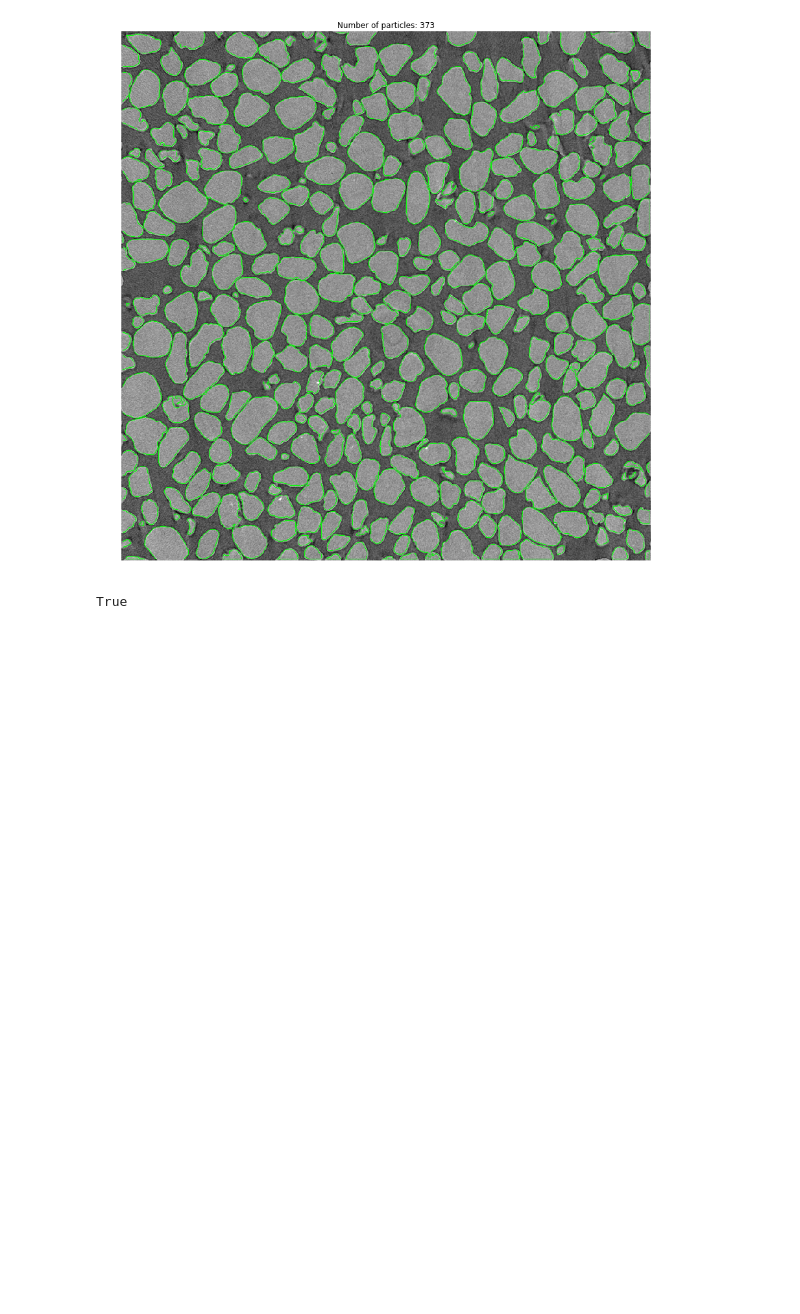
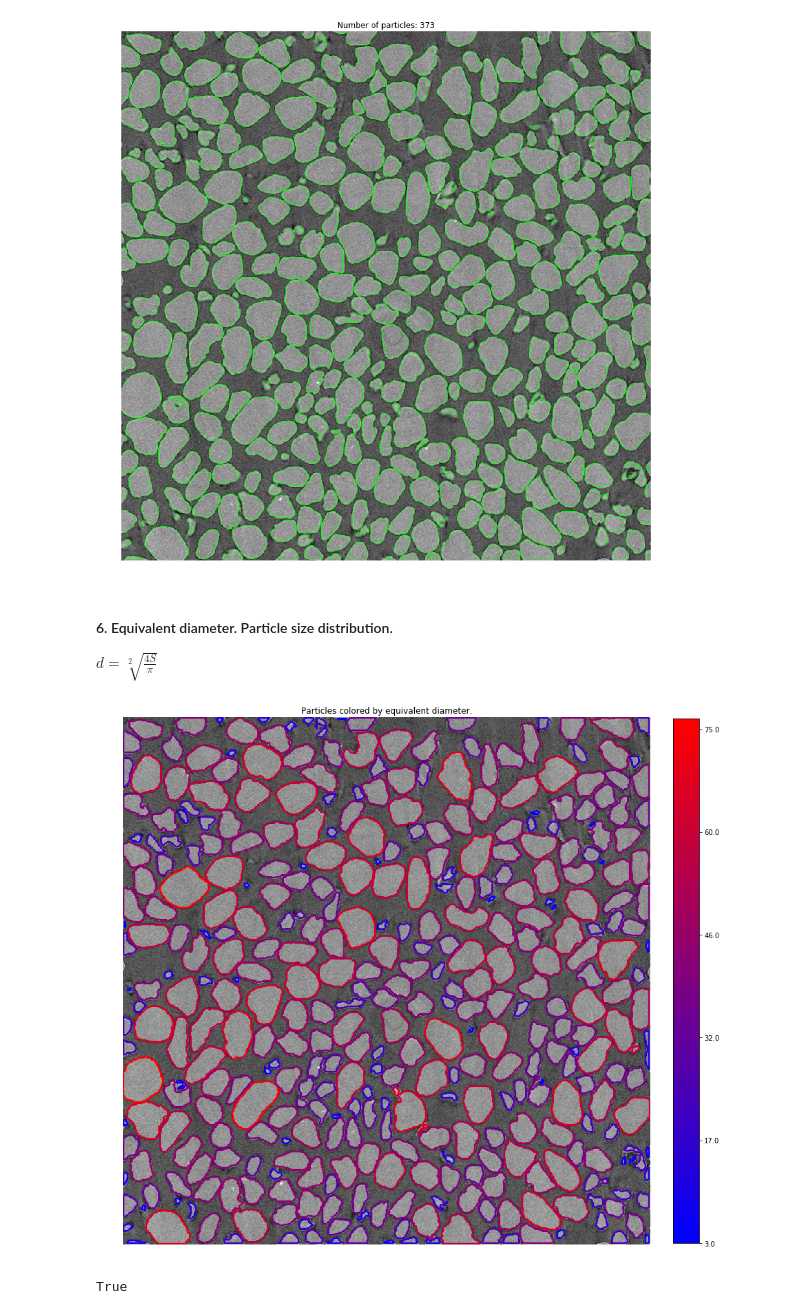
Before and after one commit to alelyya/slb, a Jupyter notebook: v1/v1.ipynb, the cells around one changed output. Saved outputs shown, nothing was run; the diff lists cells and outputs as text; code cells hidden in the pictures; blank space fills up the shorter version.

Commit message:
particle size highlighting

```diff
--- a/v1/v1.ipynb
+++ b/v1/v1.ipynb
@@ -114,6 +112,30 @@ cv.drawContours(result, contours, -1, (0,255,0), thickness=1, lineType=cv.LINE_A
 show(result, 'Number of particles: {}'.format(len(contours)), (15,15))
 # %% [output]
 [figure]
+# %% [markdown]
+#### 6. Equivalent diameter. Particle size distribution.
+
+$d = \sqrt[2]{\frac{4S}{\pi}}$
+# %%
+equivalent_diameters = [np.sqrt(4 * m['m00'] / np.pi) for m in moments]
+max_ = max(equivalent_diameters)
+min_ = min(equivalent_diameters)
+# %%
+contours_colored = cv.cvtColor(grayscale, cv.COLOR_GRAY2RGB)
+
+for c, d in zip(contours, equivalent_diameters):
+    color = (int(255*(d-min_)/(max_-min_)), 0, int(255-255*(d-min_)/(max_-min_)))
+    cv.drawContours(contours_colored, [c], -1, color, thickness=2, lineType=cv.LINE_AA)
+# %%
+colormap = colors.LinearSegmentedColormap.from_list("BuRd", [(0,0,1), (1,0,0)], 255)
+show(contours_colored, 'Particles colored by equivalent diameter.', (15,15), colormap)
+
+cbar = plt.colorbar(fraction=0.0455, pad=0.04)
+interp = lambda x: (int(x)*(max_-min_)+255*min_)//255
+_ = cbar.ax.set_yticklabels([interp(l.get_text()) for l in cbar.ax.get_yticklabels()])
+plt.savefig('./results/contours_colored.png', dpi=100)
+# %% [output]
+[figure, added]
 # %%
 cv.imwrite('./results/opening.png', opening)
 cv.imwrite('./results/sure_bg.png', sure_bg)
```
Also changed, not shown: parts of 7 cells of this notebook, 1 other file.
